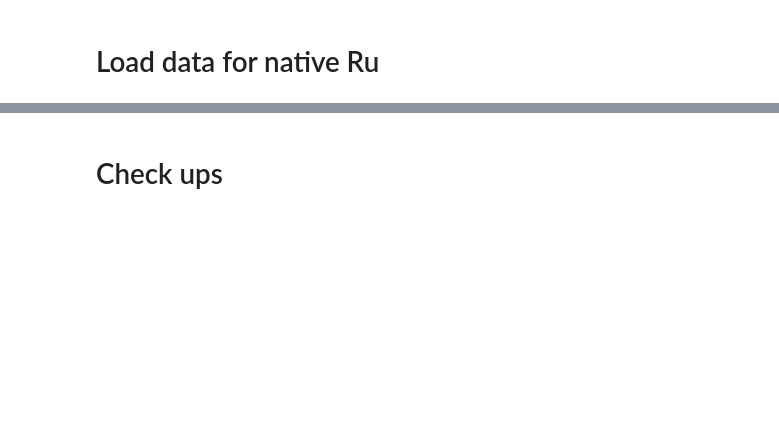
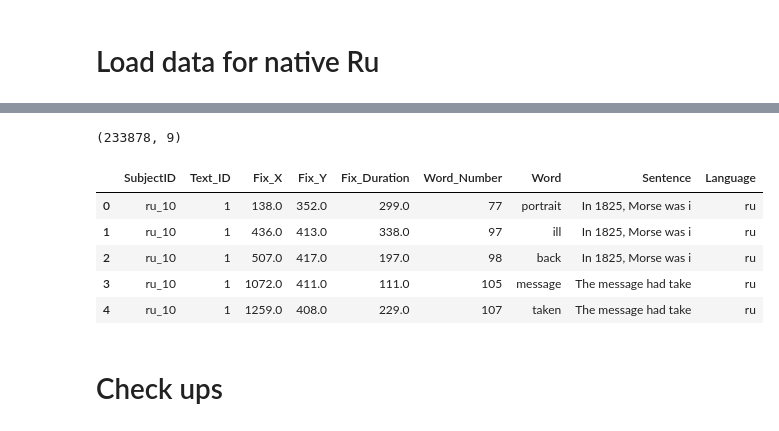
Before and after one commit to mvkairov/meco, a Jupyter notebook: Notebooks/a01_data_warmup.ipynb, the cells around one changed output, grey strips where cells are left out. Cells and saved outputs as stored; diff of their text form; code cells hidden in the pictures; blank space fills up the shorter version.

```diff
--- a/Notebooks/a01_data_warmup.ipynb
+++ b/Notebooks/a01_data_warmup.ipynb
@@ -112,3 +112,16 @@ ru_data
+# %%
+
+
+print(ru_data.shape)
+ru_data.head()
+# %% [output]
+(233878, 9)
+|  | SubjectID | Text_ID | Fix_X | Fix_Y | Fix_Duration | Word_Number | Word | Sentence | Language |
+| 0 | ru_10 | 1 | 138.0 | 352.0 | 299.0 | 77 | portrait | In 1825, Morse was i | ru |
+| 1 | ru_10 | 1 | 436.0 | 413.0 | 338.0 | 97 | ill | In 1825, Morse was i | ru |
+| 2 | ru_10 | 1 | 507.0 | 417.0 | 197.0 | 98 | back | In 1825, Morse was i | ru |
+| 3 | ru_10 | 1 | 1072.0 | 411.0 | 111.0 | 105 | message | The message had take | ru |
+| 4 | ru_10 | 1 | 1259.0 | 408.0 | 229.0 | 107 | taken | The message had take | ru |
 # %%
 
 
```
Also changed, not shown: parts of 34 cells of this notebook.
